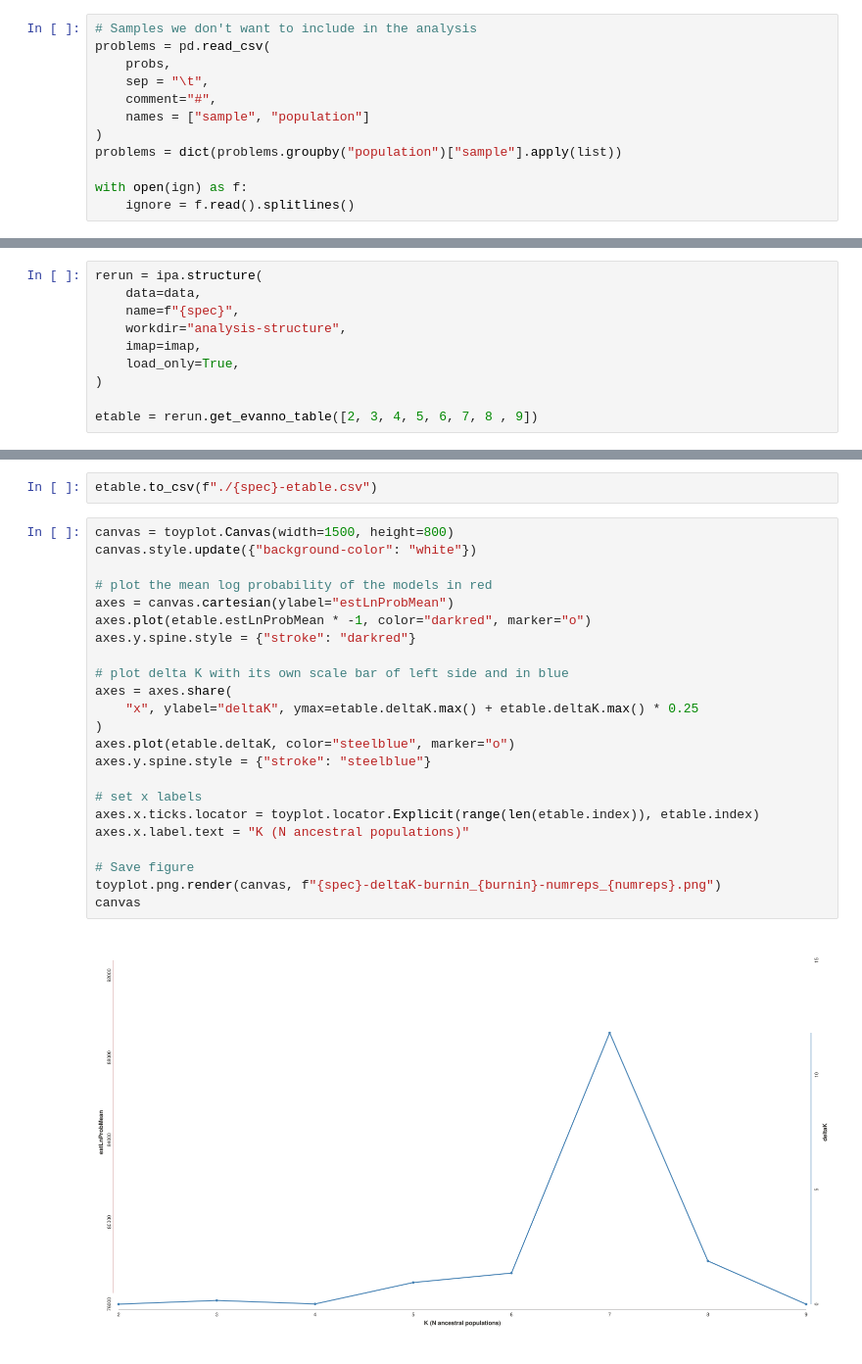
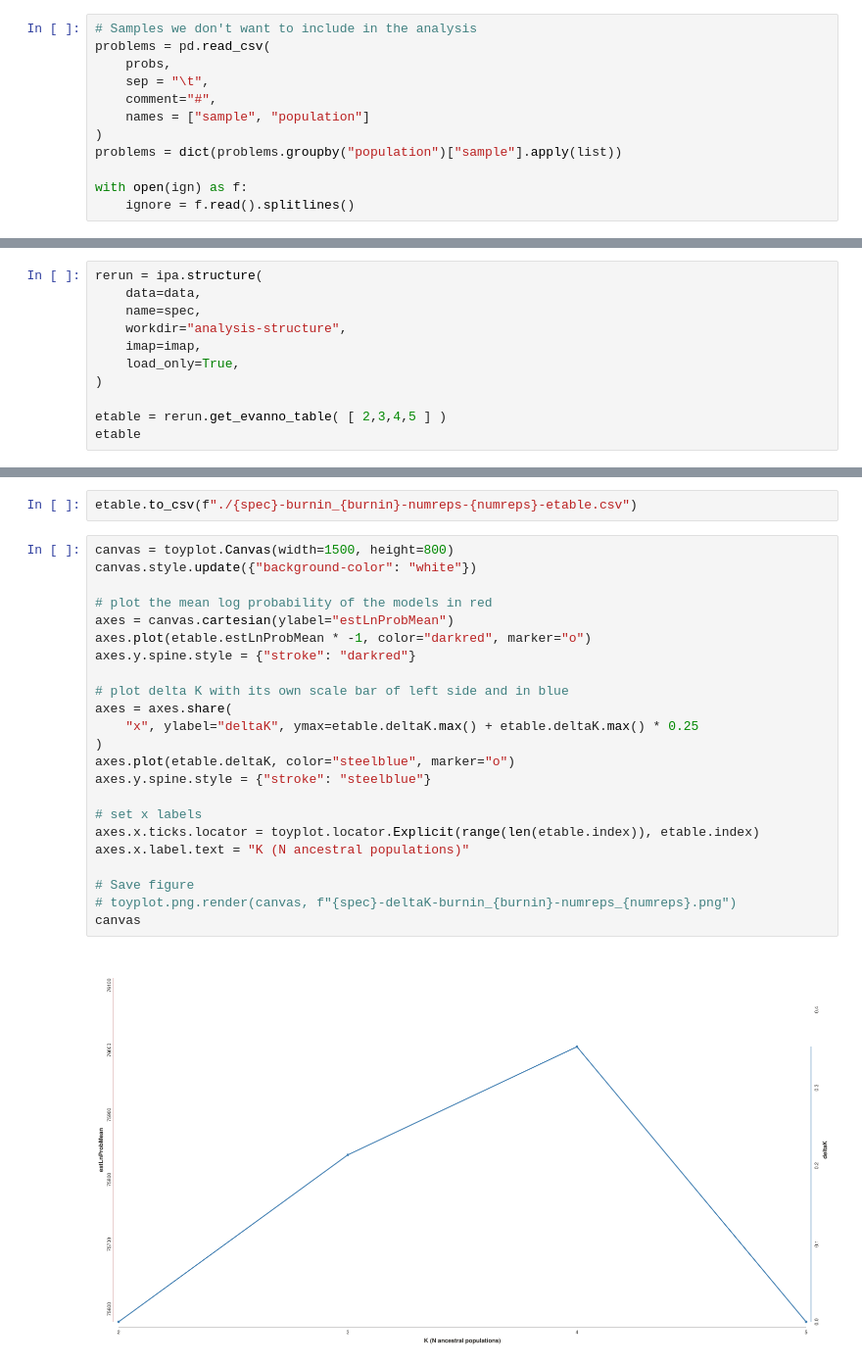
Before and after one commit to a-lud/sea-snake-dart, a Jupyter notebook: scripts/temp-load-structure-runs.ipynb, the cells around one changed output, grey strips where cells are left out. Shown: that part at 98% size. Drawn from its saved outputs; the diff is of its cells as text.

```diff
--- a/scripts/temp-load-structure-runs.ipynb
+++ b/scripts/temp-load-structure-runs.ipynb
@@ -80,12 +80,13 @@ Dropping: Heywood_Shoal
 # %%
 rerun = ipa.structure(
     data=data,
-    name=f"{spec}",
+    name=spec,
     workdir="analysis-structure",
     imap=imap,
     load_only=True,
 )
 
-etable = rerun.get_evanno_table([2, 3, 4, 5, 6, 7, 8 , 9])
+etable = rerun.get_evanno_table( [ 2,3,4,5 ] )
+etable
 # %% [output]
 40 previous results loaded for run [HST]
@@ -92,27 +98,27 @@ etable = rerun.get_evanno_table([2, 3, 4, 5, 6, 7, 8 , 9])
 # %%
-etable.to_csv(f"./{spec}-etable.csv")
+etable.to_csv(f"./{spec}-burnin_{burnin}-numreps-{numreps}-etable.csv")
 # %%
 canvas = toyplot.Canvas(width=1500, height=800)
 canvas.style.update({"background-color": "white"})
 
 # plot the mean log probability of the models in red
 axes = canvas.cartesian(ylabel="estLnProbMean")
 axes.plot(etable.estLnProbMean * -1, color="darkred", marker="o")
 axes.y.spine.style = {"stroke": "darkred"}
 
 # plot delta K with its own scale bar of left side and in blue
 axes = axes.share(
     "x", ylabel="deltaK", ymax=etable.deltaK.max() + etable.deltaK.max() * 0.25
 )
 axes.plot(etable.deltaK, color="steelblue", marker="o")
 axes.y.spine.style = {"stroke": "steelblue"}
 
 # set x labels
 axes.x.ticks.locator = toyplot.locator.Explicit(range(len(etable.index)), etable.index)
 axes.x.label.text = "K (N ancestral populations)"
 
 # Save figure
-toyplot.png.render(canvas, f"{spec}-deltaK-burnin_{burnin}-numreps_{numreps}.png")
+# toyplot.png.render(canvas, f"{spec}-deltaK-burnin_{burnin}-numreps_{numreps}.png")
 canvas
 # %% [output]
-[figure, old version]
+[figure, new version]
```
Also changed, not shown: parts of 4 cells of this notebook, 34 other files.
